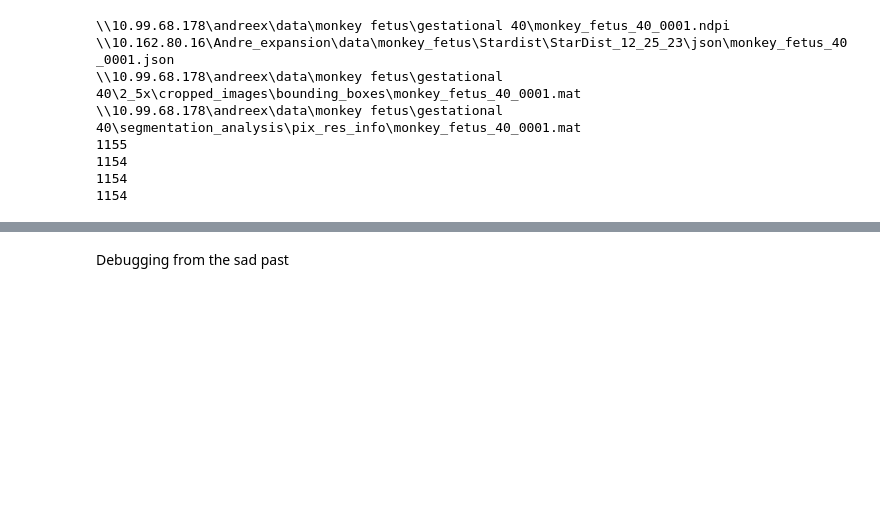
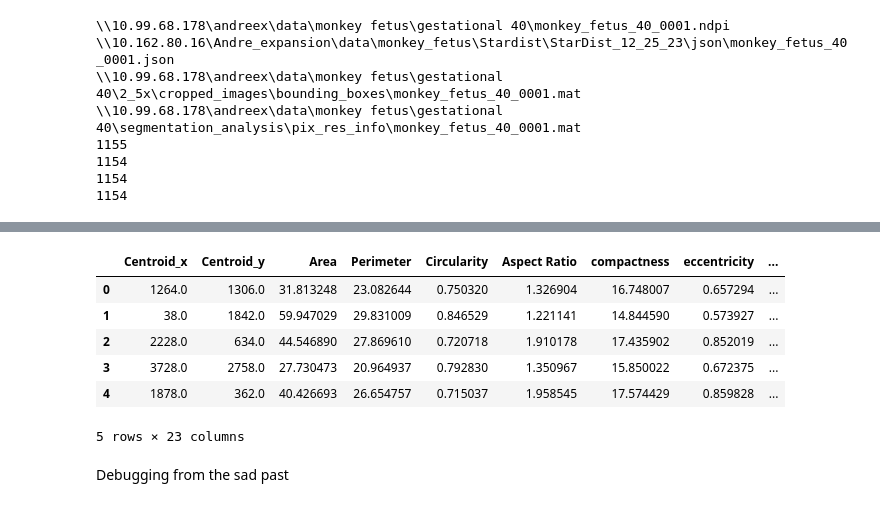
Before and after one commit to donniekramer8/Nuclei-seg-collection, a Jupyter notebook: Segmentation_Analysis/write_features/stardist_feature_write.ipynb, the cells around one changed output, grey strips where cells are left out. Cells and saved outputs as stored; diff of their text form; code cells hidden in the pictures; blank space fills up the shorter version.

```diff
--- a/Segmentation_Analysis/write_features/stardist_feature_write.ipynb
+++ b/Segmentation_Analysis/write_features/stardist_feature_write.ipynb
@@ -105,7 +105,7 @@ def adjust_contours(contour, crop_x, crop_y):
         contour[i] = [x, y]
     return contour
 # %%
-def get_rbg_avg(centroid, contour_raw, offset, HE_20x_WSI):
+def get_rgb_avg(centroid, contour_raw, offset, HE_20x_WSI):
     """gets RBG average intensities inside of a contour given the image and centroid
     It is fast because it crops the image so that the image size is offset*2 width/height.
     Python passes HE_20x_WSI as reference so it shouldn't affect performance passing a
@@ -124,7 +124,10 @@ def get_rbg_avg(centroid, contour_raw, offset, HE_20x_WSI):
         r_avg = -1
         g_avg = -1
         b_avg = -1
-        return r_avg, g_avg, b_avg
+        r_std = -1
+        g_std = -1
+        b_std = -1
+        return r_avg, g_avg, b_avg, r_std, g_std, b_std
 
     im_crop = np.array(HE_20x_WSI[x_low:x_high, y_low:y_high], dtype=np.uint16)
 
@@ -162,12 +165,20 @@ def get_rbg_avg(centroid, contour_raw, offset, HE_20x_WSI):
         g_avg = round(np.sum(g_pixels)/num_pixels,2)
         b_avg = round(np.sum(b_pixels)/num_pixels,2)
 
+        r_std = np.std(r_pixels)
+        g_std = np.std(g_pixels)
+        b_std = np.std(b_pixels)
+
     else:
         print('ZERO PIXEL')
         r_avg = -1
         g_avg = -1
         b_avg = -1
 
+        r_std = -1
+        g_std = -1
+        b_std = -1
+
     #plt.imshow(im_crop)
 
-    return r_avg, g_avg, b_avg
+    return r_avg, g_avg, b_avg, r_std, g_std, b_std
@@ -174,6 +189,7 @@ def get_rbg_avg(centroid, contour_raw, offset, HE_20x_WSI):
 # %%
 # outpth = r'\\10.162.80.16\Andre_expansion\data\monkey_fetus\Stardist\StarDist_12_25_23\stardist_feature_df_pickles'
-outpth= r'\\10.162.80.16\Andre_expansion\data\monkey_fetus\Stardist\StarDist_12_25_23\json_fixed_centroids'
+# outpth= r'\\10.162.80.16\Andre_expansion\data\monkey_fetus\Stardist\StarDist_12_25_23\json_fixed_centroids'
+outpth=r'\\10.162.80.16\Andre_expansion\data\monkey_fetus\Stardist\StarDist_12_25_23\8_27_24_stdev_color_features_python'
 
 for i, json_f_name in enumerate(jsons):
 
@@ -185,8 +201,9 @@ for i, json_f_name in enumerate(jsons):
     if not os.path.exists(outnm):
 
         # delete, just for testing
-        #i = 500
-        #json_f_name = jsons[500]
+        #i = 400
+        #print(i)
+        #json_f_name = jsons[400]
 
         HE_20x_WSI = imread(WSIs[i])
 
@@ -208,9 +225,7 @@ for i, json_f_name in enumerate(jsons):
         centroids_np = np.array(centroids)  # for other formatting
         contours_np = np.array(contours)
 
-        r_avg_list = []
-        g_avg_list = []
-        b_avg_list = []
+        r_avg_list, g_avg_list, b_avg_list, r_std_list, g_std_list, b_std_list = [],[],[],[],[],[]
 
         areas = []
         perimeters = []
@@ -231,12 +246,15 @@ for i, json_f_name in enumerate(jsons):
             contour_raw = copy.copy(contours_fixed[j])  # used for rgb intensities
 
             # get rbg intensity averages
-            r_avg, g_avg, b_avg = get_rbg_avg(centroid, contour_raw, offset, HE_20x_WSI)
+            r_avg, g_avg, b_avg, r_std, g_std, b_std = get_rgb_avg(centroid, contour_raw, offset, HE_20x_WSI)
             # print(r_avg, g_avg, b_avg)
 
             r_avg_list.append(r_avg)
             g_avg_list.append(g_avg)
             b_avg_list.append(b_avg)
+            r_std_list.append(r_std)
+            g_std_list.append(g_std)
+            b_std_list.append(b_std)
 
             contour = contours_np[j][0].transpose()  # used for other stuff, too lazy to make formatting the same
             area = cntarea(contour)
@@ -304,13 +322,16 @@ for i, json_f_name in enumerate(jsons):
             'r_mean_intensity' : r_avg_list,
             'g_mean_intensity' : g_avg_list,
             'b_mean_intensity' : b_avg_list,
+            'r_std' : r_std_list,
+            'g_std' : g_std_list,
+            'b_std' : b_std_list,
             'slide_num': nm[-4:]  # fix this for your own needs, this gets slide number for my monkey fetus
         }
 
         df = pd.DataFrame(dat).astype(np.float32)  # save a little space with float16 type -> Edit 2 months later, this did not save time.
 
         df.to_pickle(outnm)
-        #break
+        # break
     else:
         print('skipping')
 # %% [output]
@@ -334,3 +357,13 @@ centroid passed: [20910, 36452]
+# %%
+df.head()
+# %% [output]
+|  | Centroid_x | Centroid_y | Area | Perimeter | Circularity | Aspect Ratio | compactness | eccentricity | ... |
+| 0 | 1264.0 | 1306.0 | 31.813248 | 23.082644 | 0.750320 | 1.326904 | 16.748007 | 0.657294 | ... |
+| 1 | 38.0 | 1842.0 | 59.947029 | 29.831009 | 0.846529 | 1.221141 | 14.844590 | 0.573927 | ... |
+| 2 | 2228.0 | 634.0 | 44.546890 | 27.869610 | 0.720718 | 1.910178 | 17.435902 | 0.852019 | ... |
+| 3 | 3728.0 | 2758.0 | 27.730473 | 20.964937 | 0.792830 | 1.350967 | 15.850022 | 0.672375 | ... |
+| 4 | 1878.0 | 362.0 | 40.426693 | 26.654757 | 0.715037 | 1.958545 | 17.574429 | 0.859828 | ... |
+5 rows × 23 columns
 # %% [markdown]
 Debugging from the sad past
 # %%
```
Also changed, not shown: parts of 3 cells of this notebook, 7 other files.
